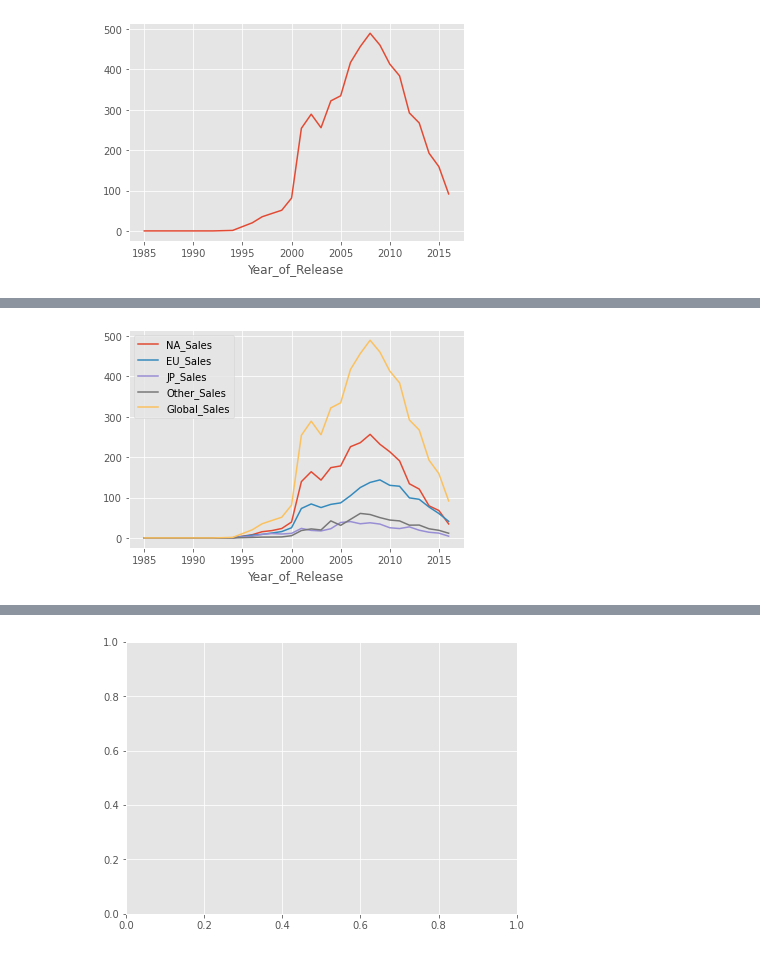
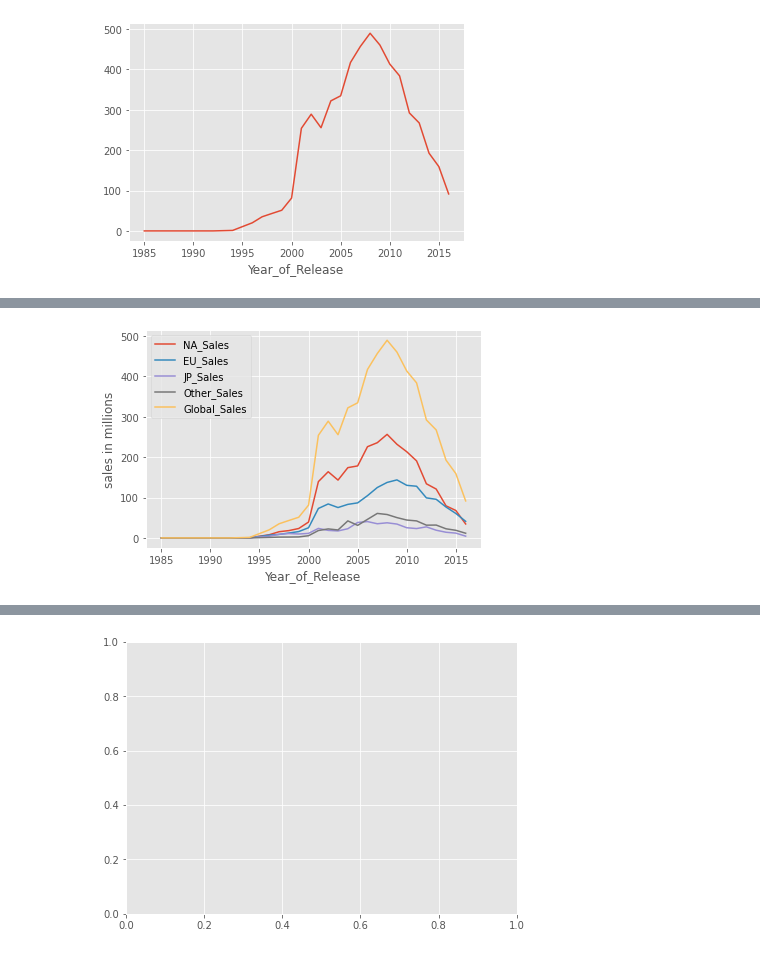
Before and after one commit to ilyaaaaaaaa/-Data_Analysis_HSE-UoL_IR.github.io, a Jupyter notebook: sems/sem081_visual_intro.ipynb, the cells around one changed output, grey strips where cells are left out. Cells and saved outputs as stored; diff of their text form; code cells hidden in the pictures.

```diff
--- a/sems/sem081_visual_intro.ipynb
+++ b/sems/sem081_visual_intro.ipynb
@@ -112,0 +149,4 @@ Build one chart on which all sales indicators will be displayed at once (Na_sale
+# %%
+cols = [x for x in df.columns if 'Sales' in x]
+gb = df[['Year_of_Release']+cols].groupby('Year_of_Release').sum()
+gb.head()
@@ -113,11 +161,6 @@ Build one chart on which all sales indicators will be displayed at once (Na_sale
 # %%
-## Your code
-
-sales_df = df[[x for x in df.columns if 'Sales' in x] + ['Year_of_Release']]
-gb = sales_df.groupby('Year_of_Release').sum()
-
-
-# Draw!
-gb.plot();
+gb.plot()
+plt.ylabel('sales in millions')
+plt.show()
 # %% [output]
-[figure, old version]
+[figure, new version]
```
Also changed, not shown: parts of 99 cells of this notebook, 2 other files.
